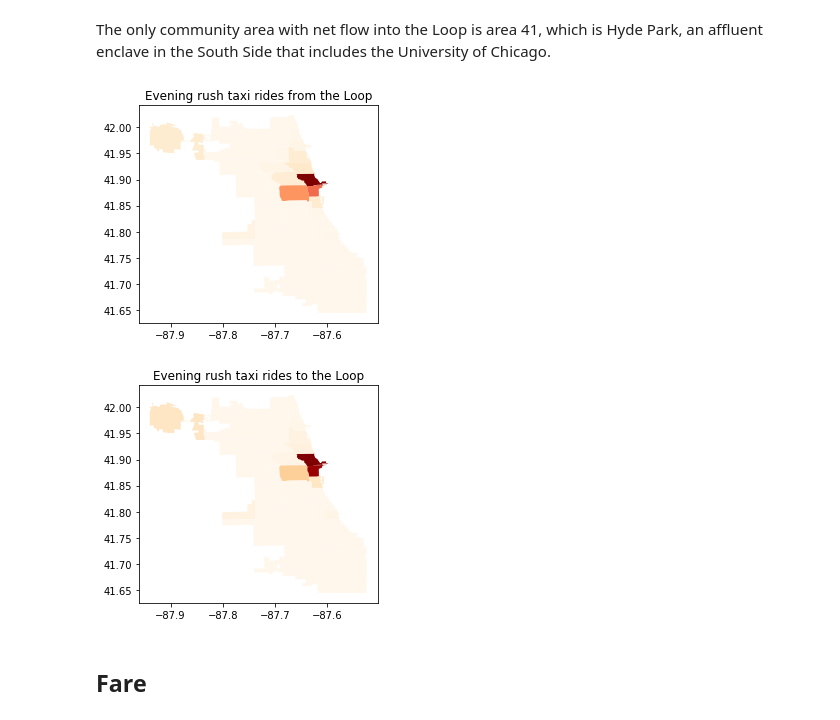
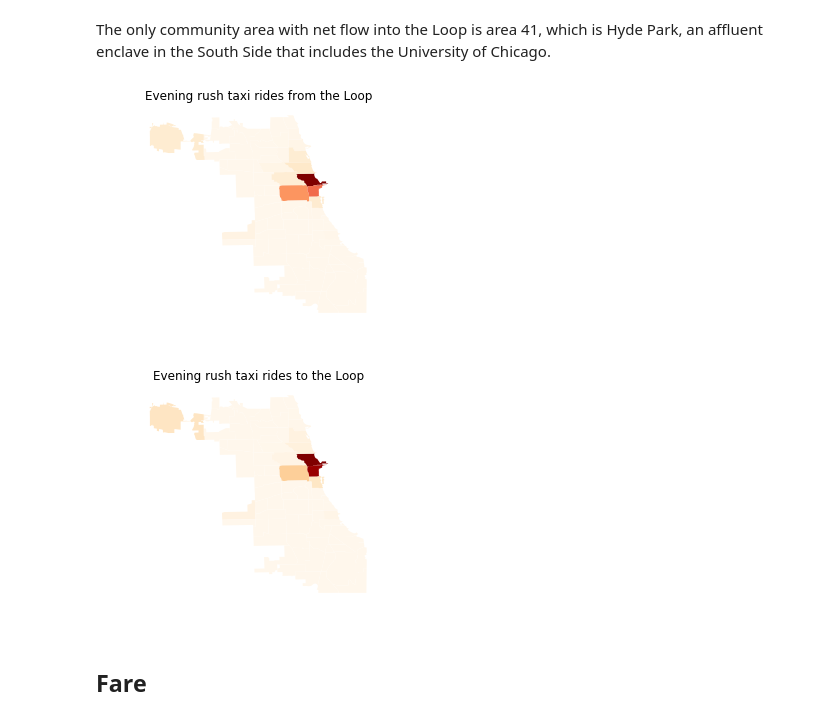
Before and after one commit to Inoueian/chicago-taxi, a Jupyter notebook: chicago-taxi_full_1.ipynb, the cells around one changed output. Cells and saved outputs as stored; diff of their text form; code cells hidden in the pictures.

Commit message:
edit figures, presentation

```diff
--- a/chicago-taxi_full_1.ipynb
+++ b/chicago-taxi_full_1.ipynb
@@ -166,9 +166,10 @@ chi_map = chi_map.set_index(chi_map.area_num_1)
 # %%
 chi_map['From_Loop'] = from_Loop
 
 chi_map.plot(column='From_Loop', cmap='OrRd')
+plt.axis('off')
 plt.title('Evening rush taxi rides from the Loop')
 plt.savefig('Figs/evening_taxi_from_Loop_full.png')
 plt.show()
 # %% [output]
-[figure, old version]
+[figure, new version]
@@ -176,11 +179,12 @@ plt.show()
 chi_map['To_Loop'] = to_Loop
 
 chi_map.plot(column='To_Loop', cmap='OrRd')
+plt.axis('off')
 plt.title('Evening rush taxi rides to the Loop')
 plt.savefig('Figs/evening_taxi_to_Loop_full.png')
 plt.show()
 # %% [output]
-[figure, old version]
+[figure, new version]
 # %% [markdown]
 ## Fare
 # %%
```
Also changed, not shown: parts of 1 cell of this notebook, 3 other files.
